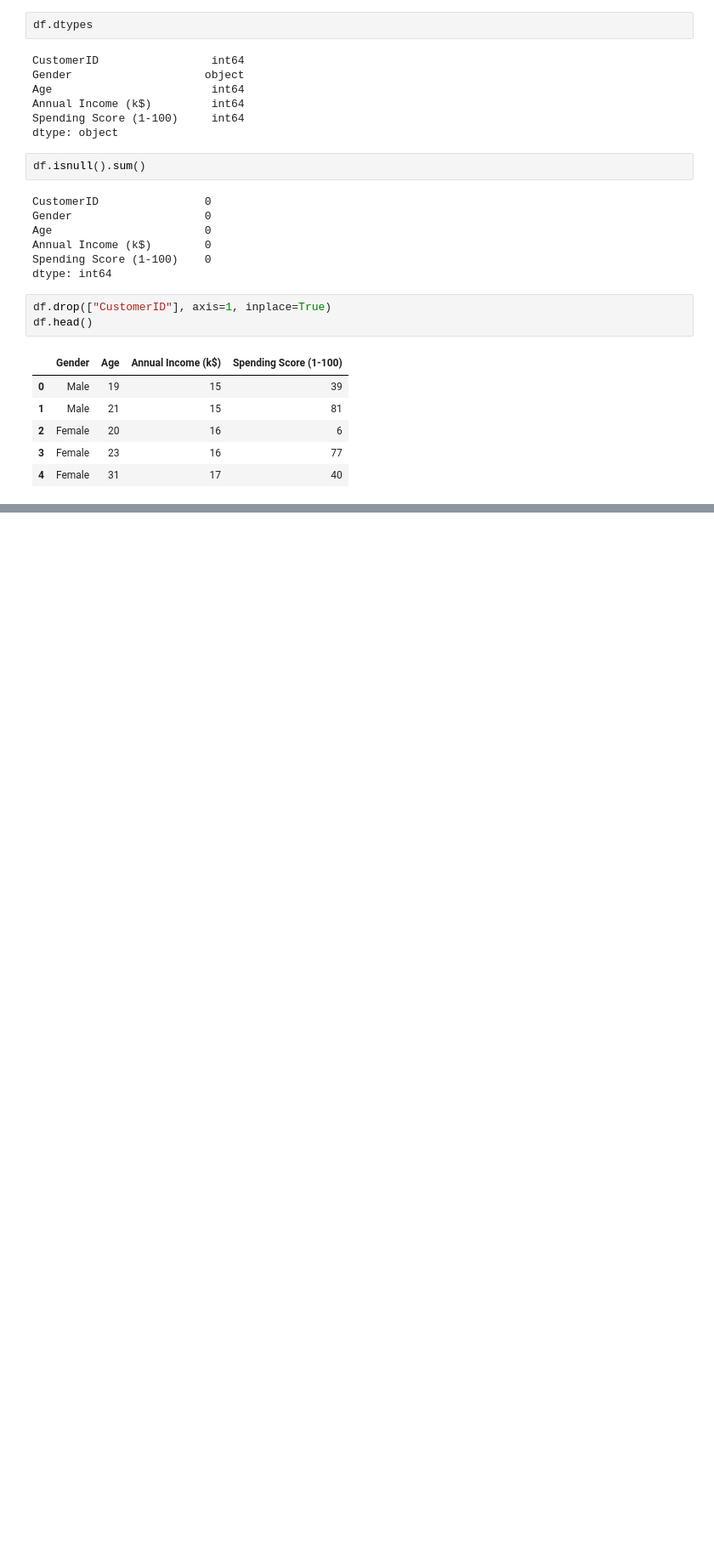
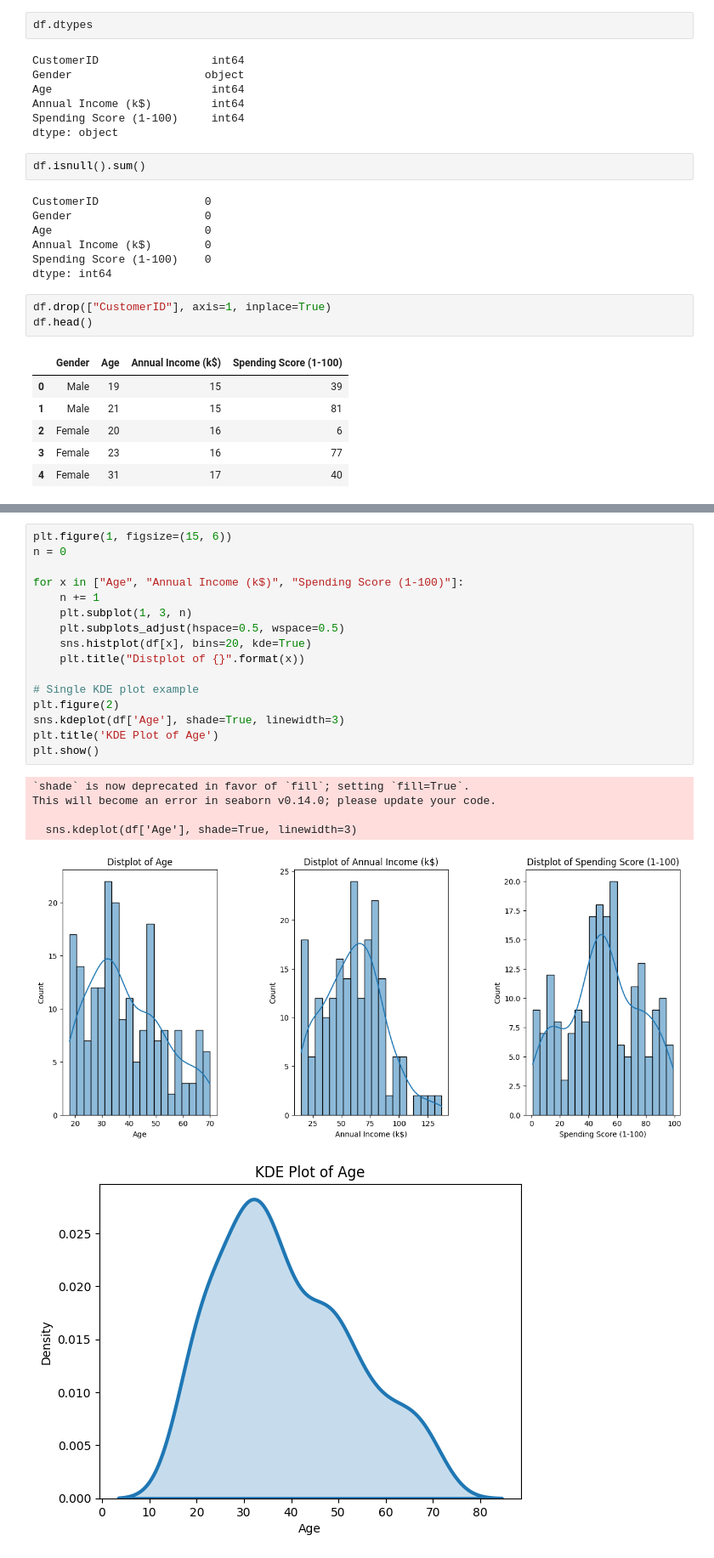
Before and after one commit to mayurasandakalum/customer-segmentation-k-means, a Jupyter notebook: code.ipynb, the cells around one changed output, grey strips where cells are left out. Shown at 85% size. Cells and saved outputs as stored; diff of their text form; blank space fills up the shorter version.

```diff
--- a/code.ipynb
+++ b/code.ipynb
@@ -85,0 +101,23 @@ df.head()
+# %%
+plt.figure(1, figsize=(15, 6))
+n = 0
+
+for x in ["Age", "Annual Income (k$)", "Spending Score (1-100)"]:
+    n += 1
+    plt.subplot(1, 3, n)
+    plt.subplots_adjust(hspace=0.5, wspace=0.5)
+    sns.histplot(df[x], bins=20, kde=True)
+    plt.title("Distplot of {}".format(x))
+
+# Single KDE plot example
+plt.figure(2)
+sns.kdeplot(df['Age'], shade=True, linewidth=3)
+plt.title('KDE Plot of Age')
+plt.show()
+# %% [output]
+`shade` is now deprecated in favor of `fill`; setting `fill=True`.
+This will become an error in seaborn v0.14.0; please update your code.
+
+  sns.kdeplot(df['Age'], shade=True, linewidth=3)
+[figure, added]
+[figure, added]
```
Also changed, not shown: parts of 3 cells of this notebook.
